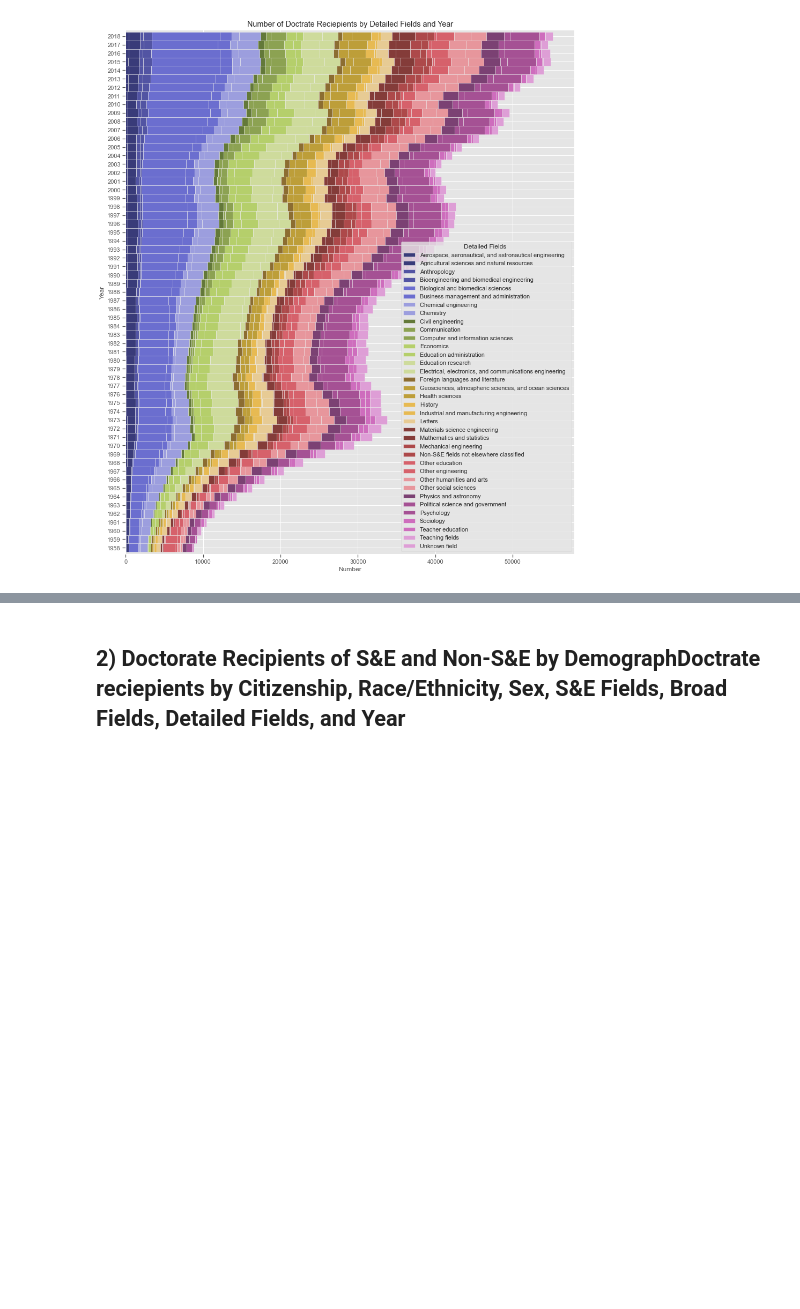
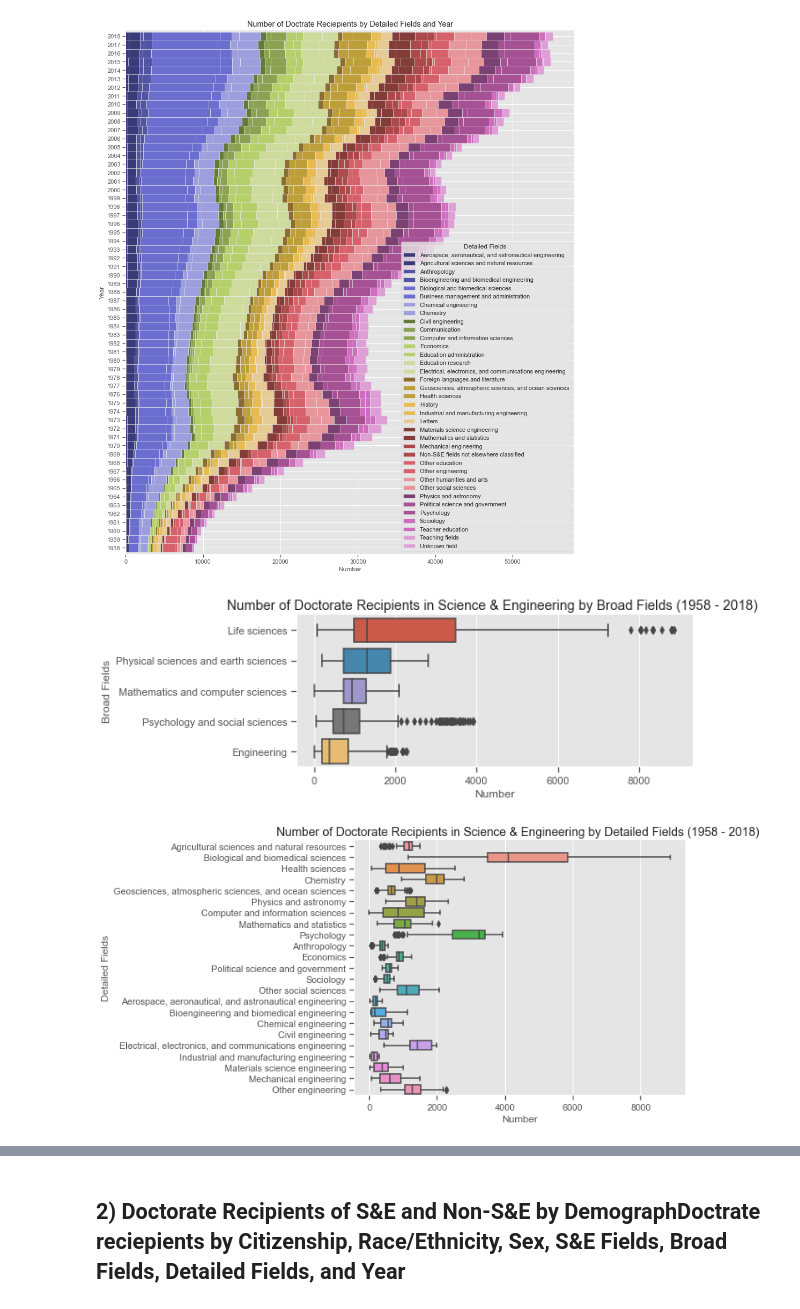
Before and after one commit to mulukenm/dataScience, a Jupyter notebook: SQLComparisonVisualization.ipynb, the cells around one changed output, grey strips where cells are left out. Cells and saved outputs as stored; diff of their text form; code cells hidden in the pictures; blank space fills up the shorter version.

```diff
--- a/SQLComparisonVisualization.ipynb
+++ b/SQLComparisonVisualization.ipynb
@@ -175,3 +175,19 @@ Text(0, 0.5, 'Year')
 # df1s['Year'].unique()
 # df = df1s.groupby('Year')['Number'].nunique()
 # df.count()
+# %%
+df1s.head()
+SE = df1s[df1s['S&E Fields'] == 'Science and engineering']
+SE.head()
+
+sns.catplot(y="Broad Fields", x="Number", kind="box",height=3, aspect=3,
+            data=SE).set(title="Number of Doctorate Recipients in Science & Engineering by Broad Fields (1958 - 2018) ");
+sns.catplot(y="Detailed Fields", x="Number", kind="box",height=5, aspect=2,
+            data=SE).set(title="Number of Doctorate Recipients in Science & Engineering by Detailed Fields (1958 - 2018) ");
+
+
+
+#plt.annotate('Note: Data include 8 major field of studies', (0,0), (0, -40), xycoords='axes fraction', textcoords='offset points', va='top')
+# %% [output]
+[figure, added]
+[figure, added]
```
Also changed, not shown: parts of 1 cell of this notebook.
